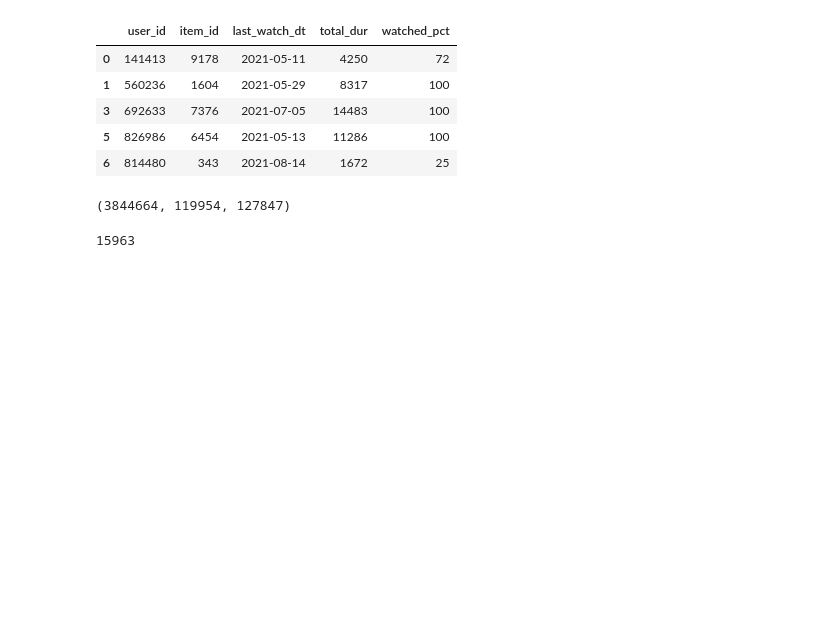
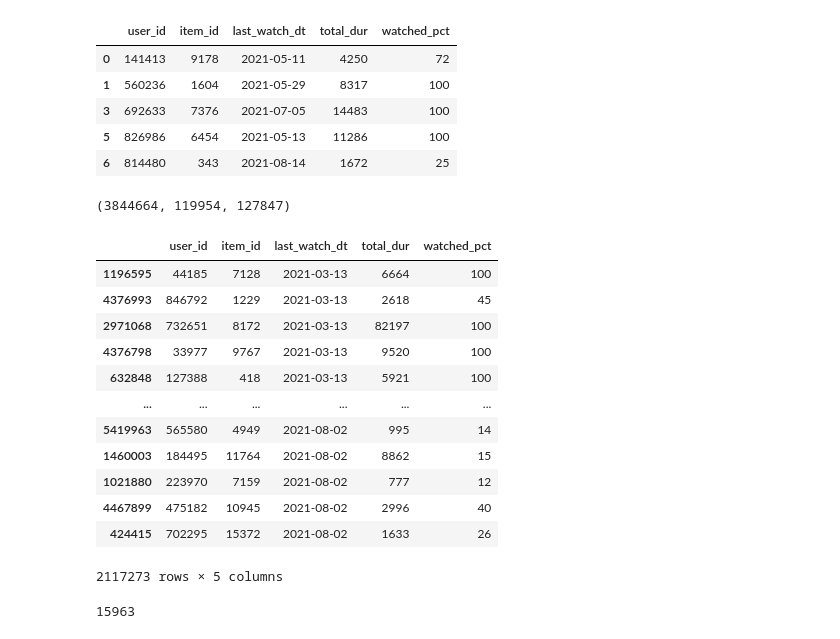
Before and after one commit to nixiieee/reelrecs, a Jupyter notebook: train_dssm.ipynb, the cells around one changed output. Drawn from its saved outputs; the diff is of its cells as text; code cells hidden in the pictures; blank space fills up the shorter version.

```diff
--- a/train_dssm.ipynb
+++ b/train_dssm.ipynb
@@ -25,9 +95,10 @@ np.random.seed(31337)
 # %% [markdown]
 # Preprocessing
 # %%
-users_df = pd.read_csv("data/data_kion/users_processed.csv")
-items_df = pd.read_csv("data/data_kion/items_processed.csv")
-interactions_df = pd.read_csv("data/data_kion/interactions_processed.csv")
+folder = "/content/"
+users_df = pd.read_csv(f"{folder}users_processed.csv")
+items_df = pd.read_csv(f"{folder}items_processed.csv")
+interactions_df = pd.read_csv(f"{folder}interactions_processed.csv")
 # %% [markdown]
 ## Users preprocessing
 # %%
@@ -419,6 +490,22 @@ test_data = get_triplets(interactions_df.iloc[int(len(interactions_df) * 0.9):])
 len(train_data), len(val_data), len(test_data)
 # %% [output]
 (3844664, 119954, 127847)
+# %%
+interactions_df.iloc[:int(len(interactions_df) * 0.8)]
+# %% [output]
+|  | user_id | item_id | last_watch_dt | total_dur | watched_pct |
+| 1196595 | 44185 | 7128 | 2021-03-13 | 6664 | 100 |
+| 4376993 | 846792 | 1229 | 2021-03-13 | 2618 | 45 |
+| 2971068 | 732651 | 8172 | 2021-03-13 | 82197 | 100 |
+| 4376798 | 33977 | 9767 | 2021-03-13 | 9520 | 100 |
+| 632848 | 127388 | 418 | 2021-03-13 | 5921 | 100 |
+| ... | ... | ... | ... | ... | ... |
+| 5419963 | 565580 | 4949 | 2021-08-02 | 995 | 14 |
+| 1460003 | 184495 | 11764 | 2021-08-02 | 8862 | 15 |
+| 1021880 | 223970 | 7159 | 2021-08-02 | 777 | 12 |
+| 4467899 | 475182 | 10945 | 2021-08-02 | 2996 | 40 |
+| 424415 | 702295 | 15372 | 2021-08-02 | 1633 | 26 |
+2117273 rows × 5 columns
 # %%
 NO_MOVIE = len(item_id_map) # id bigger than any item id
 NO_MOVIE
```
Also changed, not shown: parts of 7 cells of this notebook.
